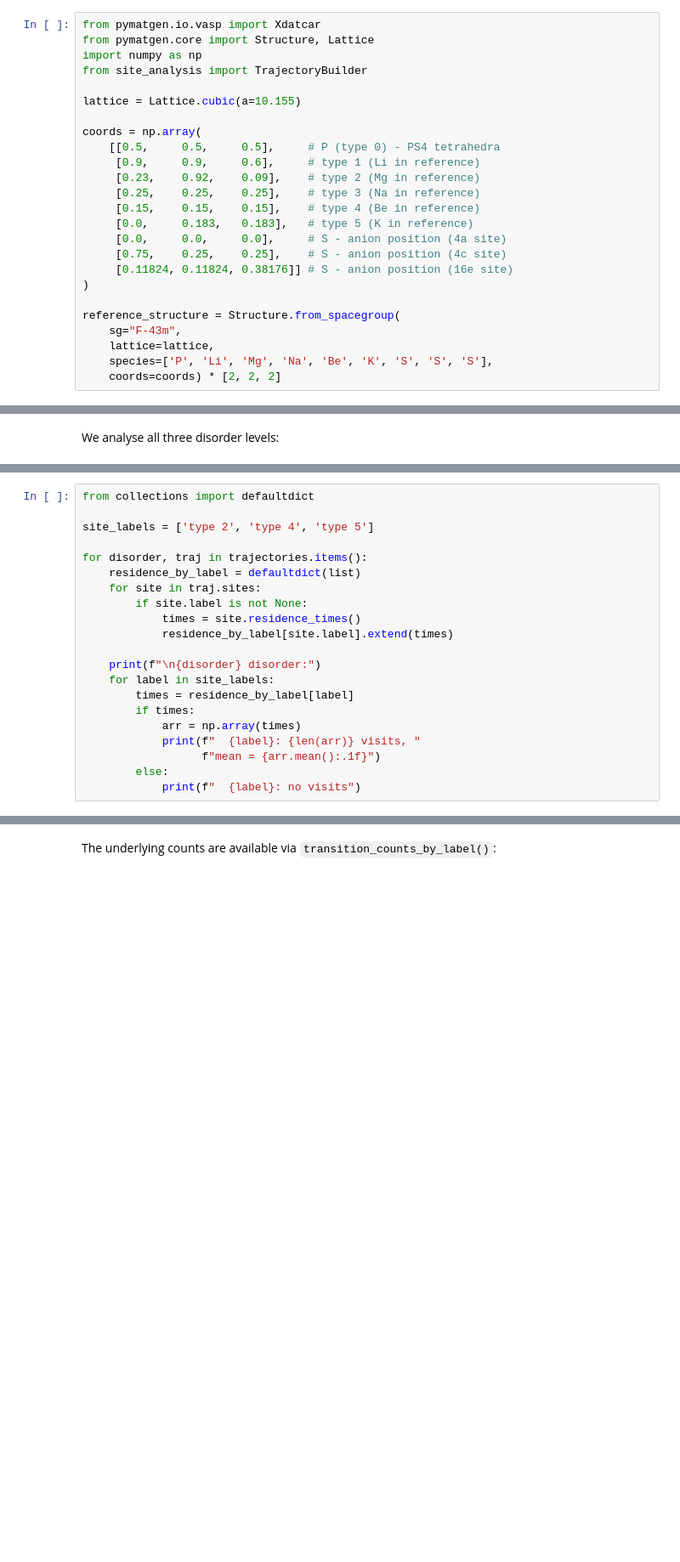
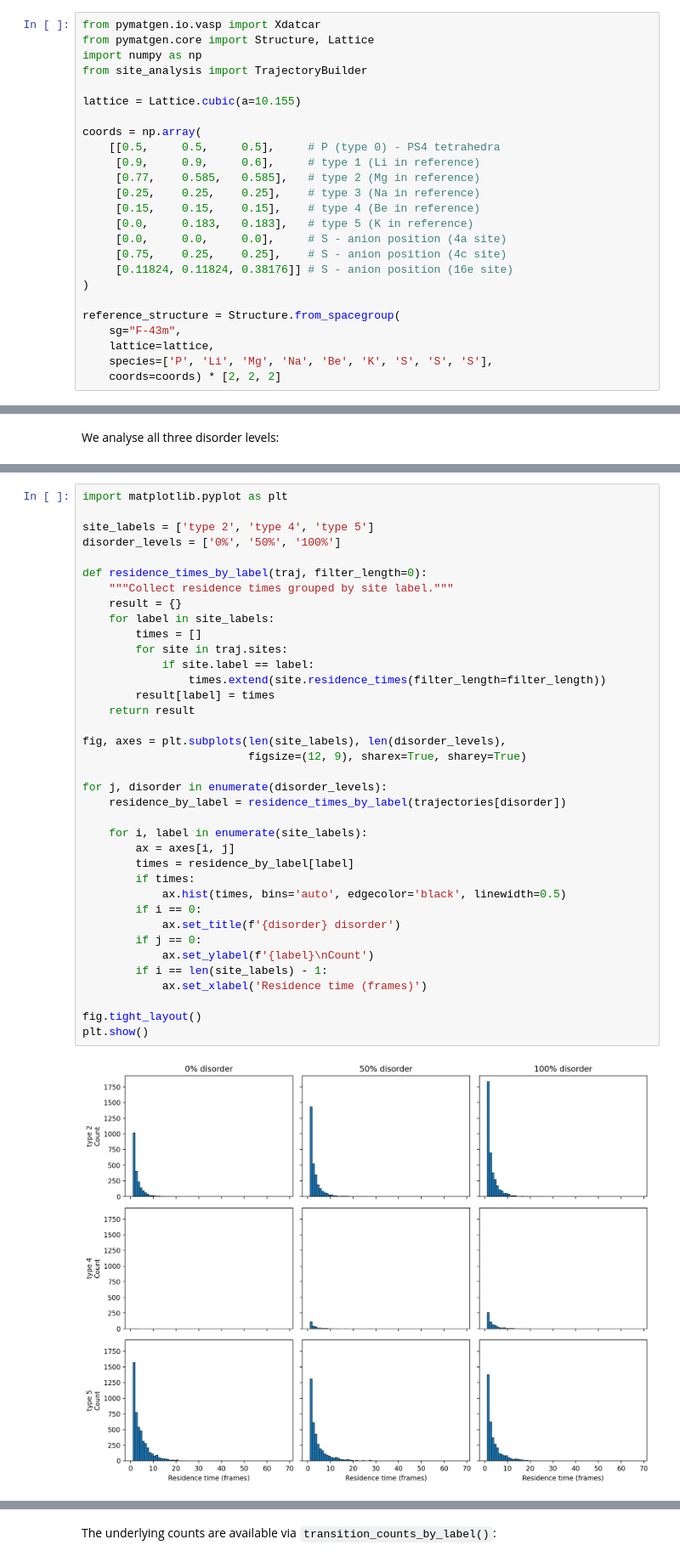
Before and after one commit to bjmorgan/site-analysis, a Jupyter notebook: tutorials/residence_times_and_transitions.ipynb, the cells around one changed output, grey strips where cells are left out. Shown at 85% size. Cells and saved outputs as stored; diff of their text form; blank space fills up the shorter version.

```diff
--- a/tutorials/residence_times_and_transitions.ipynb
+++ b/tutorials/residence_times_and_transitions.ipynb
@@ -36,7 +34,7 @@ lattice = Lattice.cubic(a=10.155)
 coords = np.array(
     [[0.5,     0.5,     0.5],     # P (type 0) - PS4 tetrahedra
      [0.9,     0.9,     0.6],     # type 1 (Li in reference)
-     [0.23,    0.92,    0.09],    # type 2 (Mg in reference)
+     [0.77,    0.585,   0.585],   # type 2 (Mg in reference)
      [0.25,    0.25,    0.25],    # type 3 (Na in reference)
      [0.15,    0.15,    0.15],    # type 4 (Be in reference)
      [0.0,     0.183,   0.183],   # type 5 (K in reference)
@@ -102,22 +101,40 @@ We collect residence times for each site type by grouping sites by label:
 # %%
-from collections import defaultdict
+import matplotlib.pyplot as plt
 
 site_labels = ['type 2', 'type 4', 'type 5']
+disorder_levels = ['0%', '50%', '100%']
 
-for disorder, traj in trajectories.items():
-    residence_by_label = defaultdict(list)
-    for site in traj.sites:
-        if site.label is not None:
-            times = site.residence_times()
-            residence_by_label[site.label].extend(times)
+def residence_times_by_label(traj, filter_length=0):
+    """Collect residence times grouped by site label."""
+    result = {}
+    for label in site_labels:
+        times = []
+        for site in traj.sites:
+            if site.label == label:
+                times.extend(site.residence_times(filter_length=filter_length))
+        result[label] = times
+    return result
 
-    print(f"\n{disorder} disorder:")
-    for label in site_labels:
+fig, axes = plt.subplots(len(site_labels), len(disorder_levels),
+                         figsize=(12, 9), sharex=True, sharey=True)
+
+for j, disorder in enumerate(disorder_levels):
+    residence_by_label = residence_times_by_label(trajectories[disorder])
+
+    for i, label in enumerate(site_labels):
+        ax = axes[i, j]
         times = residence_by_label[label]
         if times:
-            arr = np.array(times)
-            print(f"  {label}: {len(arr)} visits, "
-                  f"mean = {arr.mean():.1f}")
-        else:
-            print(f"  {label}: no visits")
+            ax.hist(times, bins='auto', edgecolor='black', linewidth=0.5)
+        if i == 0:
+            ax.set_title(f'{disorder} disorder')
+        if j == 0:
+            ax.set_ylabel(f'{label}\nCount')
+        if i == len(site_labels) - 1:
+            ax.set_xlabel('Residence time (frames)')
+
+fig.tight_layout()
+plt.show()
+# %% [output]
+[figure, added]
 # %% [markdown]
```
Also changed, not shown: parts of 12 cells of this notebook, 3 other files.
